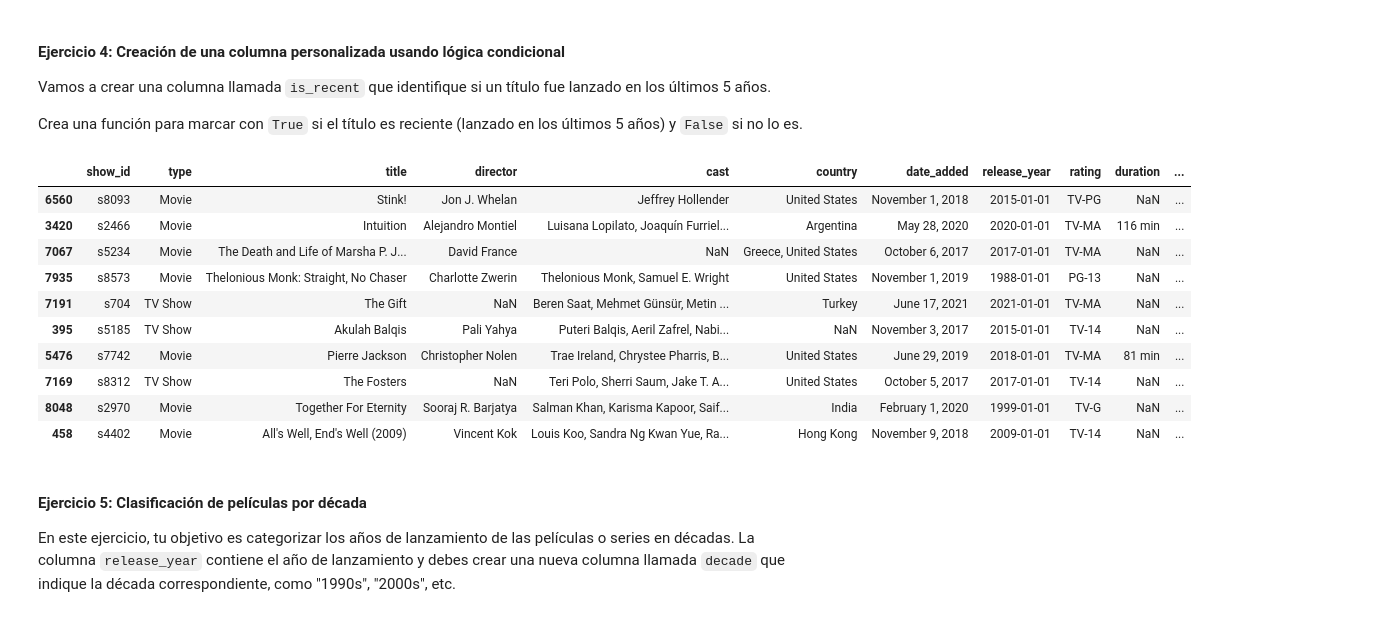
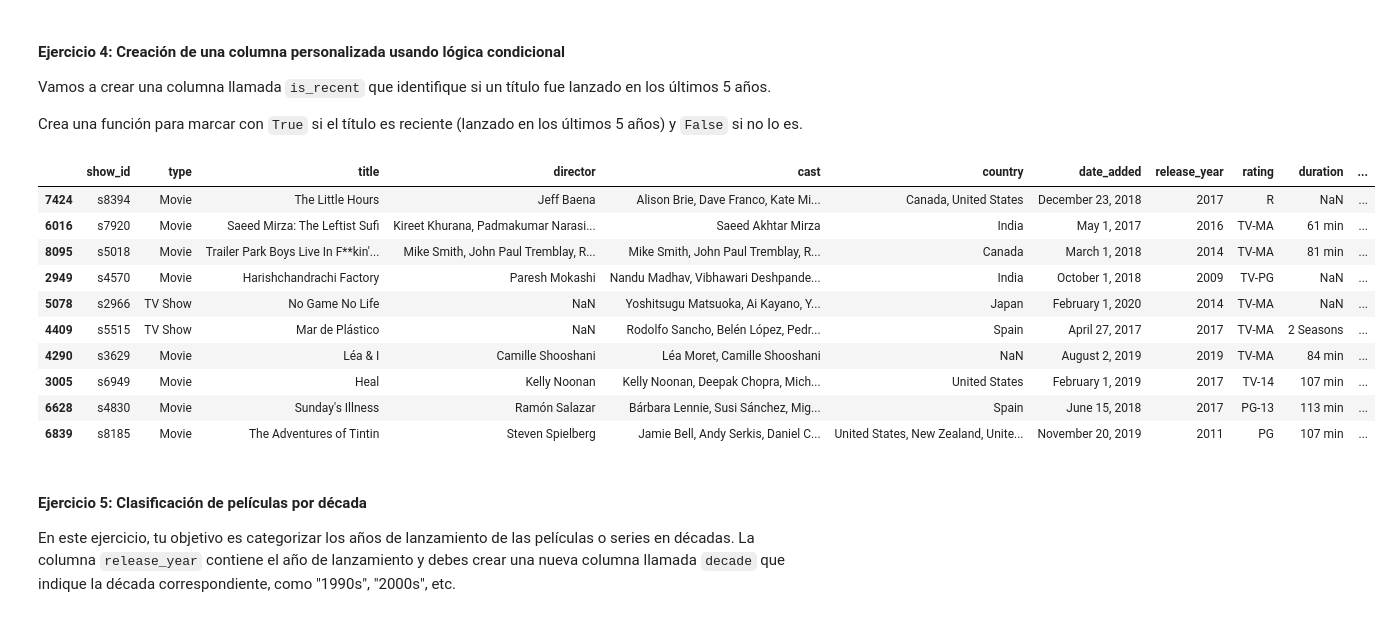
Before and after one commit to AntonioHackio/Pandas_lab_limpieza, a Jupyter notebook: laboratorio-modulo2-leccion05-limpieza.ipynb, the cells around one changed output. Cells and saved outputs as stored; diff of their text form; code cells hidden in the pictures.

```diff
--- a/laboratorio-modulo2-leccion05-limpieza.ipynb
+++ b/laboratorio-modulo2-leccion05-limpieza.ipynb
@@ -135,5 +135,12 @@ Vamos a identificar si un actor clave como `Leonardo DiCaprio`, `Tom Hanks`, o `
 
 Usa `apply` y una función lambda para crear una nueva columna llamada `has_famous_actor` que contenga `True` si alguno de estos actores está en la lista de `cast` y `False` en caso contrario.
 # %%
-.
+def actor_bueno(valor_1):
+    if valor_1 in ["Leonardo DiCaprio", "Tom Hanks", "Morgan Freeman"] :
+        return True
+    else:
+        return False
+
+df_union_final["has_famous_actor"] = df_union_final.apply(lambda x: actor_bueno(x["cast"]),axis=1)
+df_union_final.sample(10)
 # %% [output]
@@ -145,21 +162,21 @@ Vamos a crear una columna llamada `is_recent` que identifique si un título fue
 
 Crea una función para marcar con `True` si el título es reciente (lanzado en los últimos 5 años) y `False` si no lo es.
 # %%
-df_union_final["release_year"] = pd.to_datetime(df_union_final["release_year"], format='%Y')
-df_union_final["is_recent"] = df_union_final["release_year"] >= pd.to_datetime('today') - pd.DateOffset(years=5)
+df_union_final["release_year_new"] = pd.to_datetime(df_union_final["release_year"], format='%Y')
+df_union_final["is_recent"] = df_union_final["release_year_new"] >= pd.to_datetime('today') - pd.DateOffset(years=5)
 df_union_final.sample(10)
 # %% [output]
 |  | show_id | type | title | director | cast | country | date_added | release_year | rating | duration | ... |
-| 6560 | s8093 | Movie | Stink! | Jon J. Whelan | Jeffrey Hollender | United States | November 1, 2018 | 2015-01-01 | TV-PG | NaN | ... |
-| 3420 | s2466 | Movie | Intuition | Alejandro Montiel | Luisana Lopilato, Joaquín Furriel... | Argentina | May 28, 2020 | 2020-01-01 | TV-MA | 116 min | ... |
-| 7067 | s5234 | Movie | The Death and Life of Marsha P. J... | David France | NaN | Greece, United States | October 6, 2017 | 2017-01-01 | TV-MA | NaN | ... |
-| 7935 | s8573 | Movie | Thelonious Monk: Straight, No Chaser | Charlotte Zwerin | Thelonious Monk, Samuel E. Wright | United States | November 1, 2019 | 1988-01-01 | PG-13 | NaN | ... |
-| 7191 | s704 | TV Show | The Gift | NaN | Beren Saat, Mehmet Günsür, Metin ... | Turkey | June 17, 2021 | 2021-01-01 | TV-MA | NaN | ... |
-| 395 | s5185 | TV Show | Akulah Balqis | Pali Yahya | Puteri Balqis, Aeril Zafrel, Nabi... | NaN | November 3, 2017 | 2015-01-01 | TV-14 | NaN | ... |
-| 5476 | s7742 | Movie | Pierre Jackson | Christopher Nolen | Trae Ireland, Chrystee Pharris, B... | United States | June 29, 2019 | 2018-01-01 | TV-MA | 81 min | ... |
-| 7169 | s8312 | TV Show | The Fosters | NaN | Teri Polo, Sherri Saum, Jake T. A... | United States | October 5, 2017 | 2017-01-01 | TV-14 | NaN | ... |
-| 8048 | s2970 | Movie | Together For Eternity | Sooraj R. Barjatya | Salman Khan, Karisma Kapoor, Saif... | India | February 1, 2020 | 1999-01-01 | TV-G | NaN | ... |
-| 458 | s4402 | Movie | All's Well, End's Well (2009) | Vincent Kok | Louis Koo, Sandra Ng Kwan Yue, Ra... | Hong Kong | November 9, 2018 | 2009-01-01 | TV-14 | NaN | ... |
+| 7424 | s8394 | Movie | The Little Hours | Jeff Baena | Alison Brie, Dave Franco, Kate Mi... | Canada, United States | December 23, 2018 | 2017 | R | NaN | ... |
+| 6016 | s7920 | Movie | Saeed Mirza: The Leftist Sufi | Kireet Khurana, Padmakumar Narasi... | Saeed Akhtar Mirza | India | May 1, 2017 | 2016 | TV-MA | 61 min | ... |
+| 8095 | s5018 | Movie | Trailer Park Boys Live In F**kin'... | Mike Smith, John Paul Tremblay, R... | Mike Smith, John Paul Tremblay, R... | Canada | March 1, 2018 | 2014 | TV-MA | 81 min | ... |
+| 2949 | s4570 | Movie | Harishchandrachi Factory | Paresh Mokashi | Nandu Madhav, Vibhawari Deshpande... | India | October 1, 2018 | 2009 | TV-PG | NaN | ... |
+| 5078 | s2966 | TV Show | No Game No Life | NaN | Yoshitsugu Matsuoka, Ai Kayano, Y... | Japan | February 1, 2020 | 2014 | TV-MA | NaN | ... |
+| 4409 | s5515 | TV Show | Mar de Plástico | NaN | Rodolfo Sancho, Belén López, Pedr... | Spain | April 27, 2017 | 2017 | TV-MA | 2 Seasons | ... |
+| 4290 | s3629 | Movie | Léa & I | Camille Shooshani | Léa Moret, Camille Shooshani | NaN | August 2, 2019 | 2019 | TV-MA | 84 min | ... |
+| 3005 | s6949 | Movie | Heal | Kelly Noonan | Kelly Noonan, Deepak Chopra, Mich... | United States | February 1, 2019 | 2017 | TV-14 | 107 min | ... |
+| 6628 | s4830 | Movie | Sunday's Illness | Ramón Salazar | Bárbara Lennie, Susi Sánchez, Mig... | Spain | June 15, 2018 | 2017 | PG-13 | 113 min | ... |
+| 6839 | s8185 | Movie | The Adventures of Tintin | Steven Spielberg | Jamie Bell, Andy Serkis, Daniel C... | United States, New Zealand, Unite... | November 20, 2019 | 2011 | PG | 107 min | ... |
 # %% [markdown]
 #### Ejercicio 5: Clasificación de películas por década
 
```
Also changed, not shown: parts of 6 cells of this notebook.
